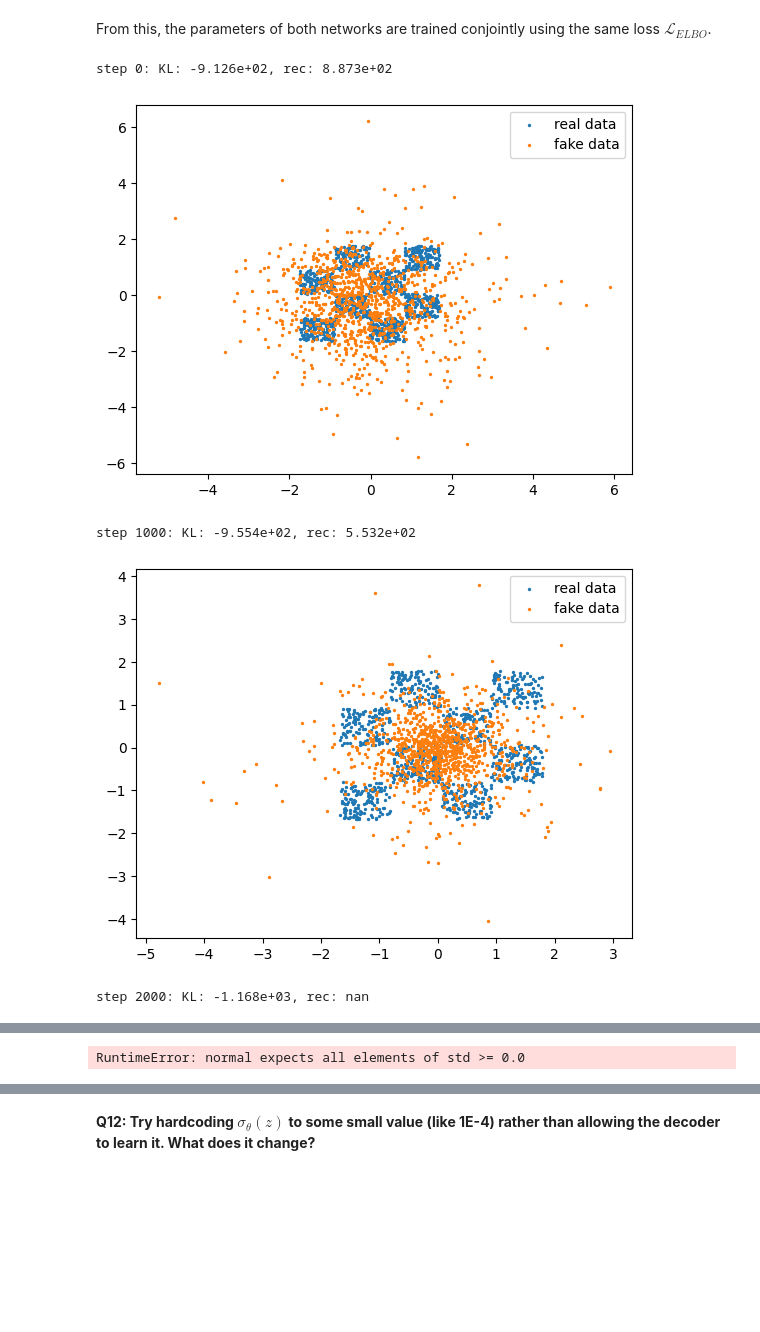
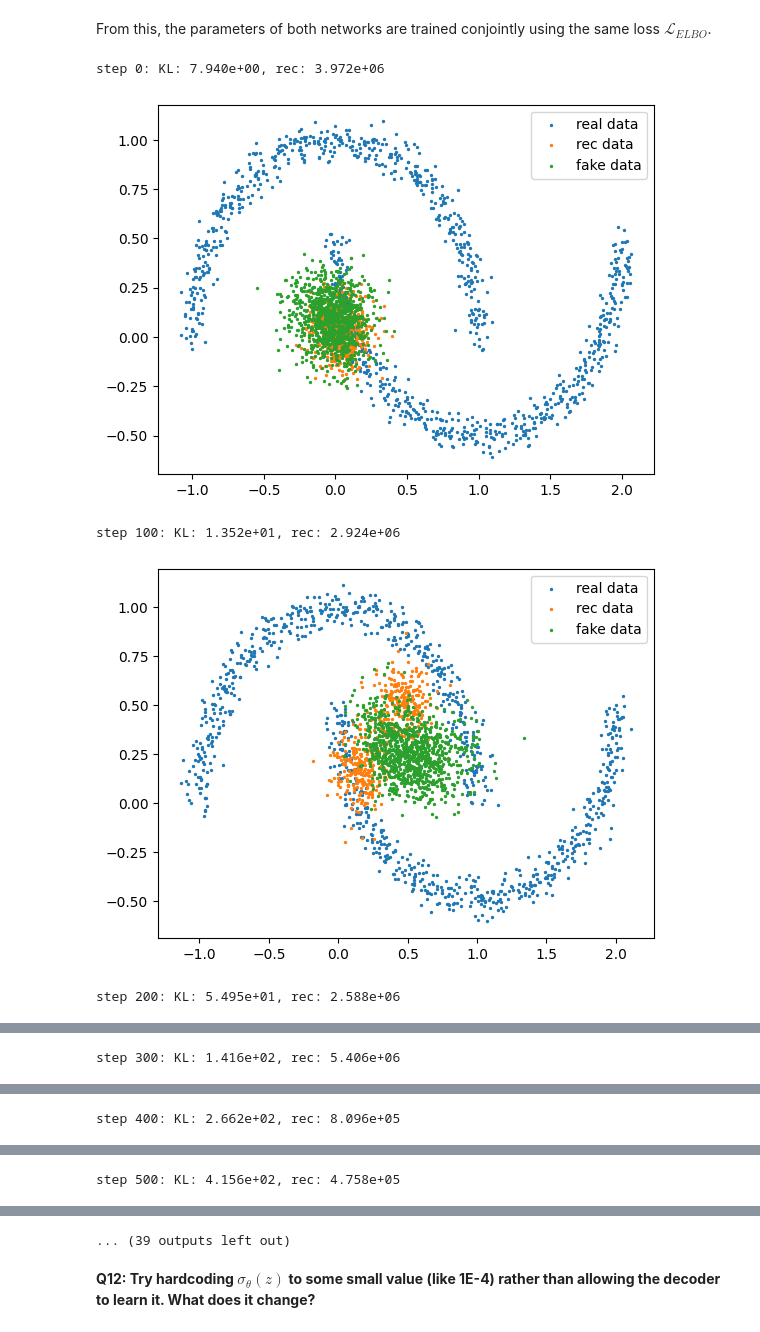
Before and after one commit to paulbonin/DLIP6, a Jupyter notebook: TP6_generative_models.ipynb, the cells around one changed output, grey strips where cells are left out. Drawn from its saved outputs; the diff is of its cells as text; code cells hidden in the pictures; blank space fills up the shorter version.

```diff
--- a/TP6_generative_models.ipynb
+++ b/TP6_generative_models.ipynb
@@ -373,64 +392,49 @@ From this, the parameters of both networks are trained conjointly using the same
 # Total number of training iterations for the VAE
 N_ITER = 40001
 # Batch size to use
-BATCHLEN = 128
+BATCHLEN = 256
 
 encoder = Encoder()
-optim_enc = torch.optim.Adam(encoder.parameters(), lr=0.001, betas=(0.5,0.9))
+optim_enc = torch.optim.Adam(encoder.parameters(), lr=0.0001, betas=(0.5,0.9))
 decoder = Decoder()
 optim_dec = torch.optim.Adam(decoder.parameters(), lr=0.001, betas=(0.5,0.9))
 
 for i in range(N_ITER):
     encoder.zero_grad()
     decoder.zero_grad()
 
     x = generate_batch(BATCHLEN)
 
     enc_mu, enc_logvar = encoder(x)
 
-    #
     # SAMPLE z FROM q(z|x) HERE
-    #
-    mean = torch.mean(enc_mu, axis=0)
-    covariance_matrix = torch.diag(torch.exp(torch.mean(enc_logvar, axis=0)))
-    multivariate_normal = MultivariateNormal(mean, covariance_matrix)
-    z = multivariate_normal.sample()
+    z = enc_mu + torch.exp(0.5 * enc_logvar)[:, None] * torch.randn(LATENT_N)
 
-    #
     # COMPUTE THE KL PART OF THE LOSS HERE
-    #
-    loss_kl = 1 / BATCHLEN * torch.sum(
-        torch.log(1 / (2 * torch.pi ** LATENT_N/2 * torch.sum(torch.exp(enc_logvar) ** 1/2))
-                  * torch.exp(-1/2 * (z - enc_mu) @ torch.diag(1 / torch.exp(torch.mean(enc_logvar, axis=0))) @ (z - enc_mu).T))
-        - torch.log(1 / (2 * torch.pi ** LATENT_N/2 * LATENT_N ** 1/2)
-                  * torch.exp(-1/2 * z.T @ z)))
+    loss_kl = - 0.5 * torch.sum(1 + enc_logvar - enc_mu.pow(2) - enc_logvar.exp())
 
     dec_mu, dec_logvar = decoder(z)
 
-    #
     # COMPUTE THE RECONSTRUCTION PART OF THE LOSS HERE
-    #
-    loss_rec = - 1 / BATCHLEN * torch.sum(torch.log(
-        1 / (2 * torch.pi ** LATENT_N/2 * torch.sum(torch.exp(dec_logvar) ** 1/2))
-                  * torch.exp(-1/2 * (x - dec_mu) @ torch.diag(1 / torch.exp(dec_logvar)) @ (x - dec_mu).T)))
+    loss_rec = 0.5 * torch.sum((x - dec_mu).pow(2) / torch.exp(dec_logvar) + dec_logvar + LATENT_N * np.log(2 * np.pi))
 
     (loss_kl + loss_rec).backward()
     optim_enc.step()
     optim_dec.step()
-    if i%1000 == 0:
+    if i%100 == 0:
         print('step {}: KL: {:.3e}, rec: {:.3e}'.format(i, float(loss_kl), float(loss_rec)))
         # plot the result
         real_batch = generate_batch(1024)
         rec_batch = torch.normal(dec_mu, torch.exp(0.5*dec_logvar)).detach()
         fake_batch = decoder.generate(1024).detach()
         plt.scatter(real_batch[:,0], real_batch[:,1], s=2.0, label='real data')
-        # plt.scatter(rec_batch[:,0], rec_batch[:,1], s=2.0, label='rec data')
+        plt.scatter(rec_batch[:,0], rec_batch[:,1], s=2.0, label='rec data')
         plt.scatter(fake_batch[:,0], fake_batch[:,1], s=2.0, label='fake data')
         plt.legend()
         plt.show()
 # %% [output]
-step 0: KL: -9.126e+02, rec: 8.873e+02
+step 0: KL: 7.940e+00, rec: 3.972e+06
-[figure, old version]
+[figure, new version]
-step 1000: KL: -9.554e+02, rec: 5.532e+02
+step 100: KL: 1.352e+01, rec: 2.924e+06
-[figure, old version]
+[figure, new version]
-step 2000: KL: -1.168e+03, rec: nan
+step 200: KL: 5.495e+01, rec: 2.588e+06
@@ -437 +442 @@ step 2000: KL: -1.168e+03, rec: nan
-RuntimeError: normal expects all elements of std >= 0.0
+step 300: KL: 1.416e+02, rec: 5.406e+06
@@ -437,0 +444 @@ RuntimeError: normal expects all elements of std >= 0.0
+step 400: KL: 2.662e+02, rec: 8.096e+05
@@ -437,0 +446 @@ RuntimeError: normal expects all elements of std >= 0.0
+step 500: KL: 4.156e+02, rec: 4.758e+05
@@ -438,2 +448,3 @@ RuntimeError: normal expects all elements of std >= 0.0
+... (39 outputs left out)
 # %% [markdown]
 **Q12: Try hardcoding $\sigma_\theta(z)$ to some small value (like 1E-4) rather than allowing the decoder to learn it. What does it change?**
```
Also changed, not shown: parts of 16 cells of this notebook.
